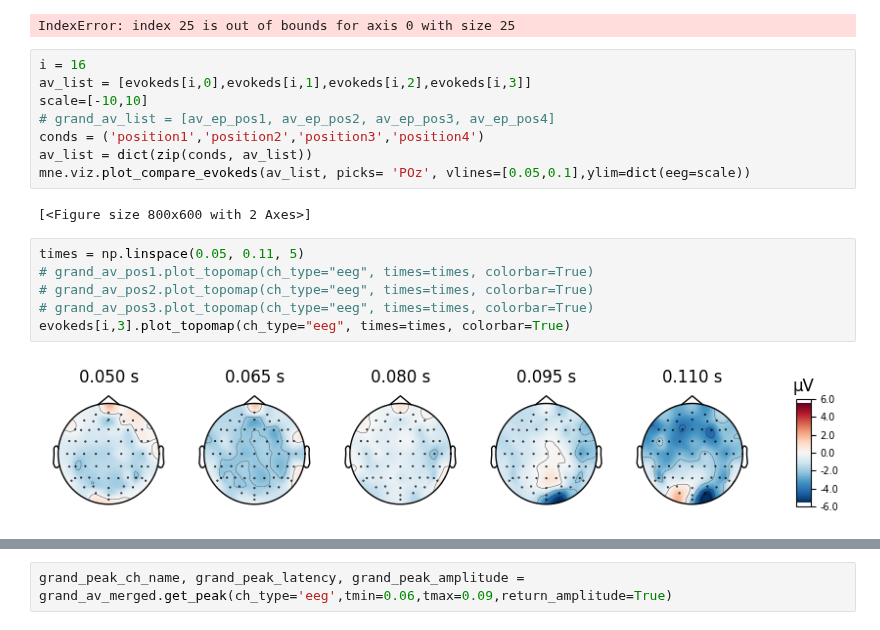
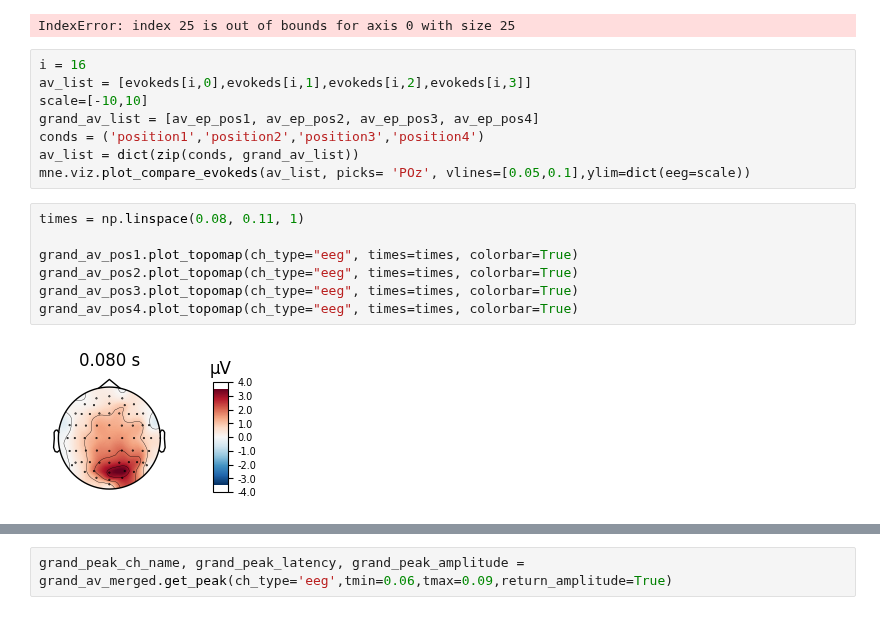
Before and after one commit to maxvanmigem/prediction-attention-v1-processing, a Jupyter notebook: plotting/localiser_plotting.ipynb, the cells around one changed output, grey strips where cells are left out. Drawn from its saved outputs; the diff is of its cells as text.

```diff
--- a/plotting/localiser_plotting.ipynb
+++ b/plotting/localiser_plotting.ipynb
@@ -132,20 +133,19 @@ IndexError: index 25 is out of bounds for axis 0 with size 25
 i = 16
 av_list = [evokeds[i,0],evokeds[i,1],evokeds[i,2],evokeds[i,3]]
 scale=[-10,10]
-# grand_av_list = [av_ep_pos1, av_ep_pos2, av_ep_pos3, av_ep_pos4]
+grand_av_list = [av_ep_pos1, av_ep_pos2, av_ep_pos3, av_ep_pos4]
 conds = ('position1','position2','position3','position4')
-av_list = dict(zip(conds, av_list))
+av_list = dict(zip(conds, grand_av_list))
 mne.viz.plot_compare_evokeds(av_list, picks= 'POz', vlines=[0.05,0.1],ylim=dict(eeg=scale))
-# %% [output]
-[<Figure size 800x600 with 2 Axes>]
 # %%
-times = np.linspace(0.05, 0.11, 5)
-# grand_av_pos1.plot_topomap(ch_type="eeg", times=times, colorbar=True)
-# grand_av_pos2.plot_topomap(ch_type="eeg", times=times, colorbar=True)
-# grand_av_pos3.plot_topomap(ch_type="eeg", times=times, colorbar=True)
-evokeds[i,3].plot_topomap(ch_type="eeg", times=times, colorbar=True)
+times = np.linspace(0.08, 0.11, 1)
+
+grand_av_pos1.plot_topomap(ch_type="eeg", times=times, colorbar=True)
+grand_av_pos2.plot_topomap(ch_type="eeg", times=times, colorbar=True)
+grand_av_pos3.plot_topomap(ch_type="eeg", times=times, colorbar=True)
+grand_av_pos4.plot_topomap(ch_type="eeg", times=times, colorbar=True)
 # %% [output]
-[figure, old version]
+[figure, new version]
 # %%
 # Find peak properties to find individual tailored c1 window
 merged_ev_for_peak =[]
```
Also changed, not shown: parts of 7 cells of this notebook, 3 other files.
